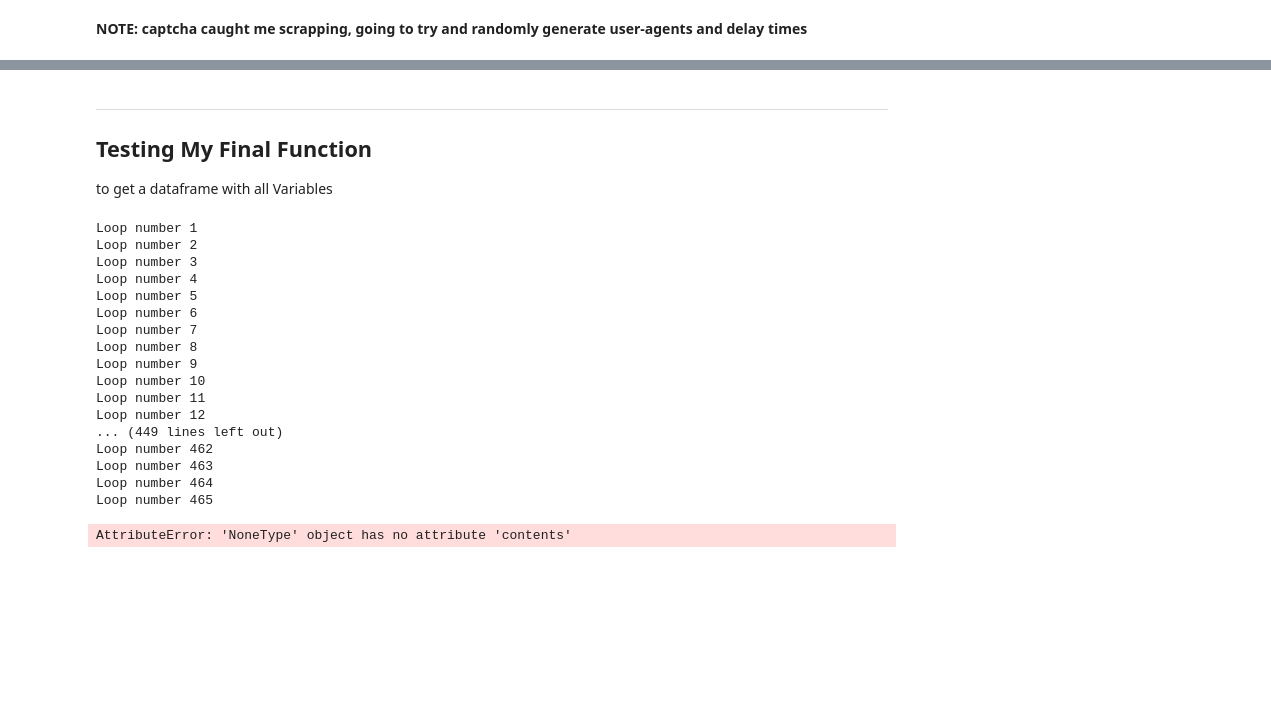
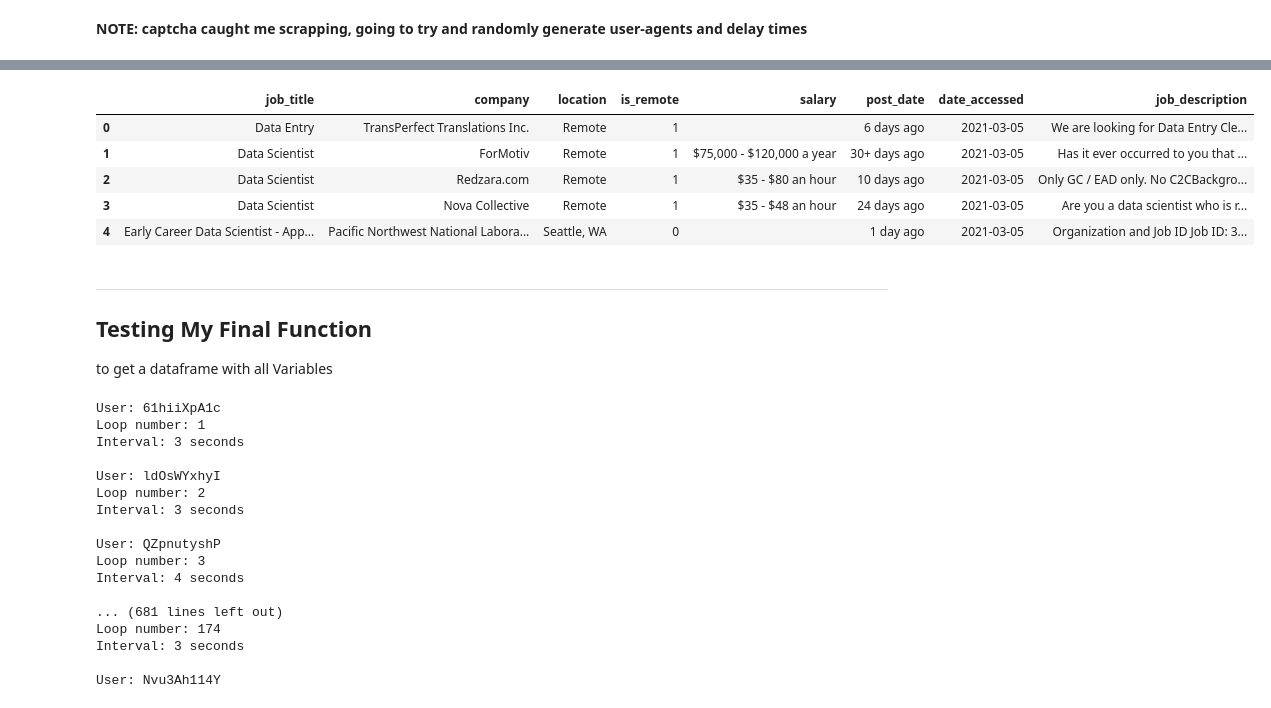
Before and after one commit to Brandon-Martinez27/data-job-resume-booster, a Jupyter notebook: acquire.ipynb, the cells around one changed output, grey strips where cells are left out. Saved outputs shown, nothing was run; the diff lists cells and outputs as text; code cells hidden in the pictures; blank space fills up the shorter version.

```diff
--- a/acquire.ipynb
+++ b/acquire.ipynb
@@ -153,26 +181,35 @@ print(random.randint(1,9))
+# %%
+df0 = pd.read_json('indeed-data-jobs0.json')
+df0
+# %% [output]
+|  | job_title | company | location | is_remote | salary | post_date | date_accessed | job_description |
+| 0 | Data Entry | TransPerfect Translations Inc. | Remote | 1 |  | 6 days ago | 2021-03-05 | We are looking for Data Entry Cle... |
+| 1 | Data Scientist | ForMotiv | Remote | 1 | $75,000 - $120,000 a year | 30+ days ago | 2021-03-05 | Has it ever occurred to you that ... |
+| 2 | Data Scientist | Redzara.com | Remote | 1 | $35 - $80 an hour | 10 days ago | 2021-03-05 | Only GC / EAD only. No C2CBackgro... |
+| 3 | Data Scientist | Nova Collective | Remote | 1 | $35 - $48 an hour | 24 days ago | 2021-03-05 | Are you a data scientist who is r... |
+| 4 | Early Career Data Scientist - App... | Pacific Northwest National Labora... | Seattle, WA | 0 |  | 1 day ago | 2021-03-05 | Organization and Job ID Job ID: 3... |
 # %% [markdown]
 ---
 ## Testing My Final Function
 to get a dataframe with all Variables
 # %%
-df = get_job_content(job_urls)
-df.head()
+df = get_job_content(job_urls[0:200], 1)
+df.shape
 # %% [output]
-Loop number 1
-Loop number 2
-Loop number 3
-Loop number 4
-Loop number 5
-Loop number 6
-Loop number 7
-Loop number 8
-Loop number 9
-Loop number 10
-Loop number 11
-Loop number 12
-... (449 lines left out)
-Loop number 462
-Loop number 463
-Loop number 464
-Loop number 465
+User: 61hiiXpA1c
+Loop number: 1
+Interval: 3 seconds
+
+User: ldOsWYxhyI
+Loop number: 2
+Interval: 3 seconds
+
+User: QZpnutyshP
+Loop number: 3
+Interval: 4 seconds
+
+... (681 lines left out)
+Loop number: 174
+Interval: 3 seconds
+
+User: Nvu3Ah114Y
-AttributeError: 'NoneType' object has no attribute 'contents'
```
Also changed, not shown: parts of 18 cells of this notebook, 1 other file.
